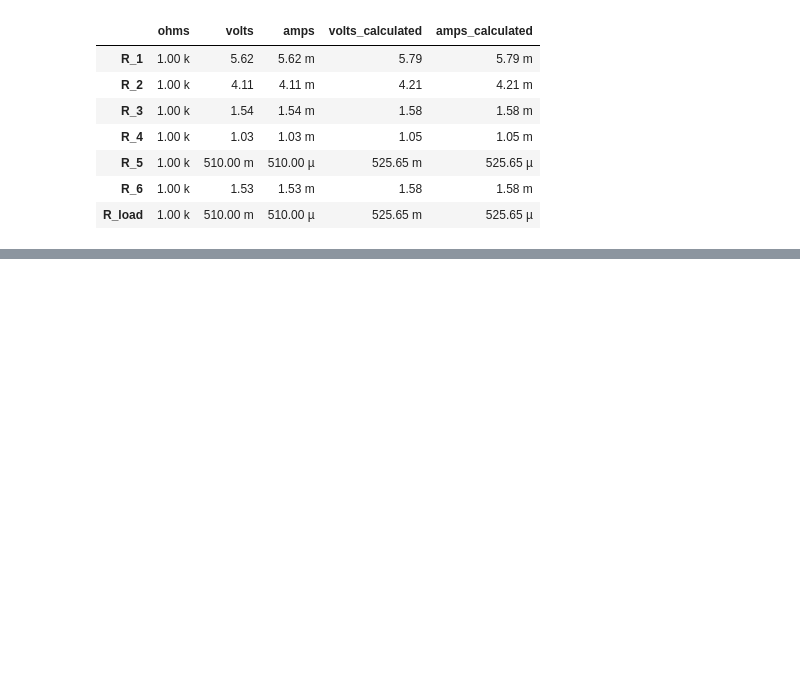
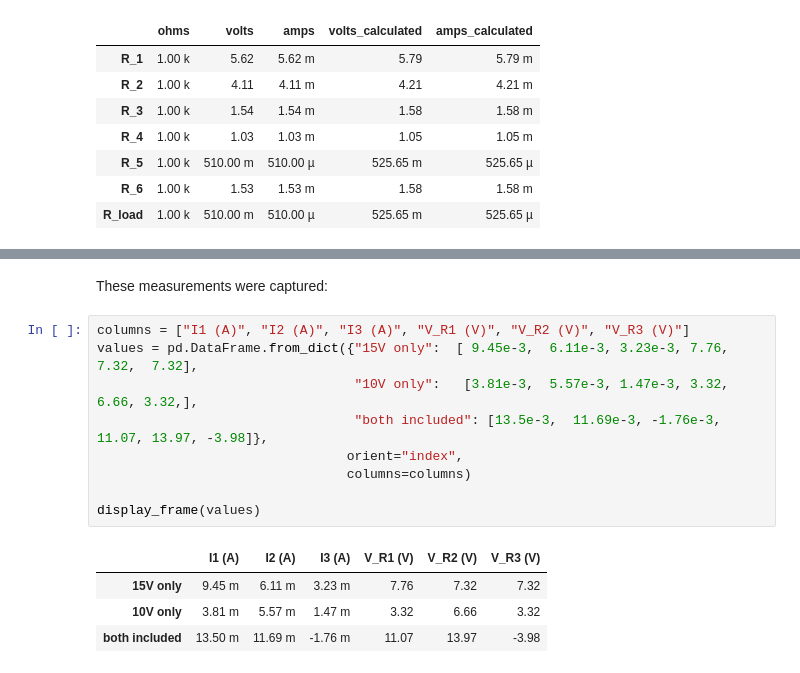
Before and after one commit to MatrixManAtYrService/InstrumentationDesign1, a Jupyter notebook: Lab_05.ipynb, the cells around one changed output, grey strips where cells are left out. Saved outputs shown, nothing was run; the diff lists cells and outputs as text; blank space fills up the shorter version.

```diff
--- a/Lab_05.ipynb
+++ b/Lab_05.ipynb
@@ -207,0 +322,16 @@ display_frame(circuit)
+# %% [markdown]
+These measurements were captured:
+# %%
+columns = ["I1 (A)", "I2 (A)", "I3 (A)", "V_R1 (V)", "V_R2 (V)", "V_R3 (V)"]
+values = pd.DataFrame.from_dict({"15V only":  [ 9.45e-3,  6.11e-3, 3.23e-3, 7.76,  7.32,  7.32],
+                                 "10V only":   [3.81e-3,  5.57e-3, 1.47e-3, 3.32, 6.66, 3.32,],
+                                 "both included": [13.5e-3,  11.69e-3, -1.76e-3, 11.07, 13.97, -3.98]},
+                                orient="index",
+                                columns=columns)
+
+display_frame(values)
+# %% [output]
+|  | I1 (A) | I2 (A) | I3 (A) | V_R1 (V) | V_R2 (V) | V_R3 (V) |
+| 15V only | 9.45 m | 6.11 m | 3.23 m | 7.76 | 7.32 | 7.32 |
+| 10V only | 3.81 m | 5.57 m | 1.47 m | 3.32 | 6.66 | 3.32 |
+| both included | 13.50 m | 11.69 m | -1.76 m | 11.07 | 13.97 | -3.98 |
```
Also changed, not shown: parts of 16 cells of this notebook.
